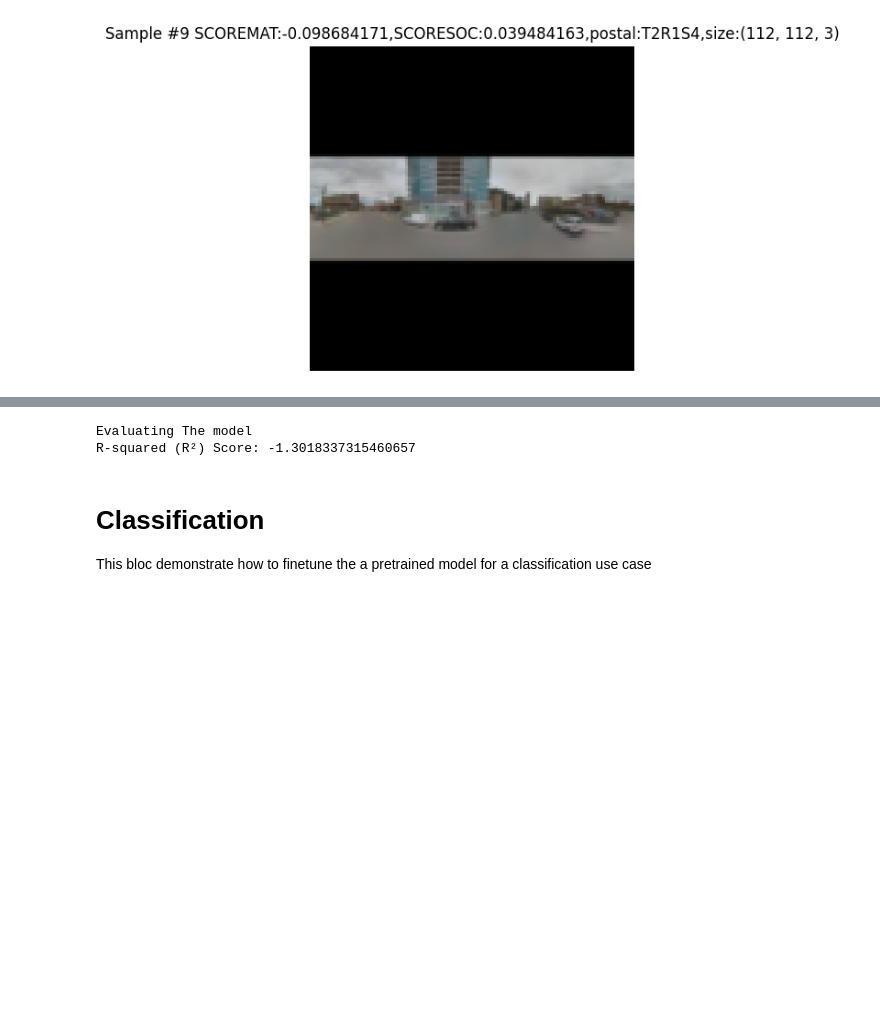
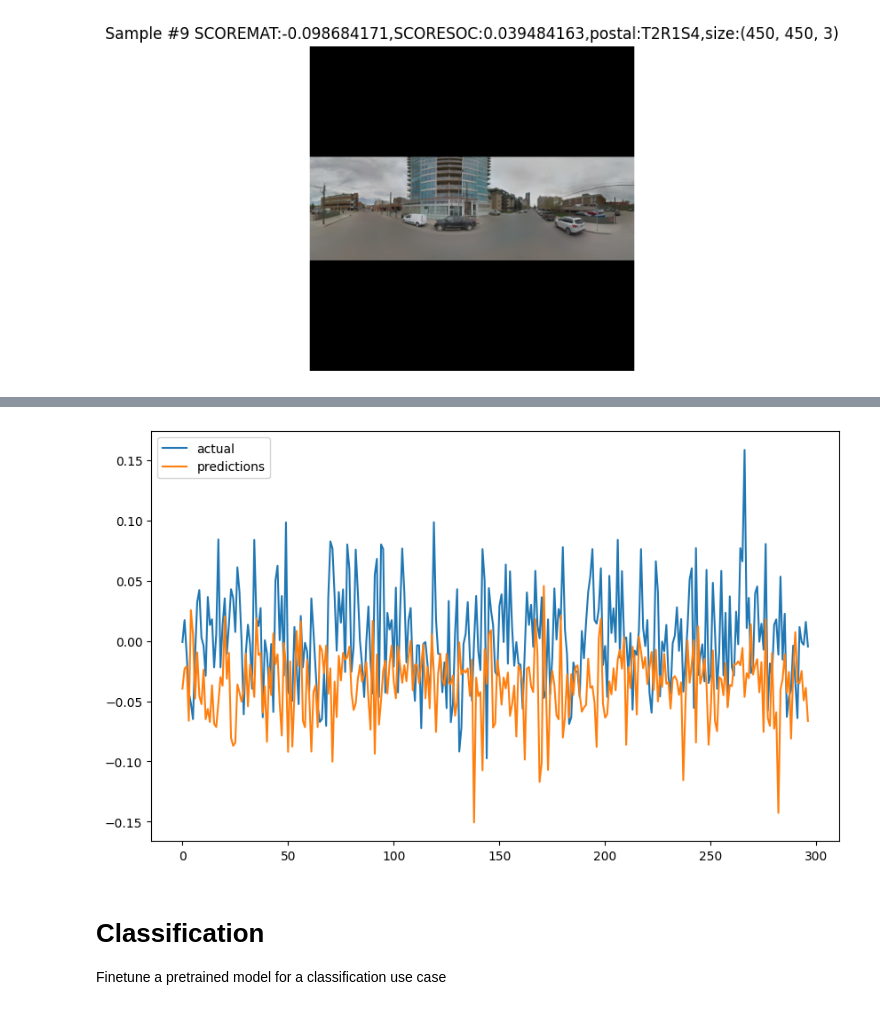
Before and after one commit to data-intelligence-for-health-lab/ai4ph-data-challenge-2024, a Jupyter notebook: example.ipynb, the cells around one changed output, grey strips where cells are left out. Cells and saved outputs as stored; diff of their text form; code cells hidden in the pictures; blank space fills up the shorter version.

```diff
--- a/example.ipynb
+++ b/example.ipynb
@@ -297,7 +296,7 @@ class LeNet(nn.Module):
 
 # Use pretrained model
 
-model = models.resnet50(weights=True)
+model = models.wide_resnet50_2(weights=True)
 # count = 0
 # for child in model.children():
 #   count += 1
@@ -308,7 +307,7 @@ for param in model.parameters():
     param.requires_grad = False
 num_ftrs = model.fc.in_features
 # , nn.Linear(1000, 100),nn.Linear(100,1))
-model.fc = nn.Sequential(nn.Linear(num_ftrs, 1, bias=False))
+model.fc = nn.Sequential(nn.Linear(num_ftrs, 1024, bias=False), nn.Linear(1024, 128, bias=False),nn.Linear(128, 1, bias=False))
 # %% [markdown]
 # Regression
 
@@ -316,7 +315,7 @@ This bloc demonstrate how to  finetune a pretrain model  on the dataset for a re
 # %%
 # Load the dataset for visualization
 deprivation_dataset = zone_panorama_dataset(
-    csv_file="../Data challenge dataset_complete_no_duplication.csv", root_dir="../GSV_Images_AB", transform=transforms.Compose([Pad(), Resize((112, 112))]))
+    csv_file="../Data challenge dataset_complete_no_duplication.csv", root_dir="../GSV_Images_AB", transform=transforms.Compose([Pad(), Resize((450, 450))]))
 fig = plt.figure()
 
 for i, sample in enumerate(deprivation_dataset):
@@ -347,7 +346,7 @@ for i, sample in enumerate(deprivation_dataset):
 #Load the dataset for training
 
 deprivation_dataset_transformed = zone_panorama_dataset(
-    csv_file="../Data challenge dataset_complete_no_duplication.csv", root_dir="../GSV_Images_AB", transform=transforms.Compose([Pad(),Augment(),Resize((450,450)),  ToTensor()]))
+    csv_file="../Data challenge dataset_complete_no_duplication.csv", root_dir="../GSV_Images_AB", transform=transforms.Compose([Augment(),Resize((30,90)),  ToTensor()]))
 # %%
 #split the dataset into  train and test set and generate train and validation loaders
 train_set, val_set = torch.utils.data.random_split(
@@ -360,7 +359,7 @@ test_loader = DataLoader(val_set, batch_size=1,
 #Fine tune the model
 
 criterion = nn.MSELoss()
-optimizer = optim.Adam(model.parameters(), lr=0.001)
+optimizer = optim.Adam(model.fc.parameters(), lr=0.001)
 model.train()
 for epoch in range(10):  # loop over the dataset multiple times
     running_loss = 0.0
@@ -371,7 +370,6 @@ for epoch in range(10):  # loop over the dataset multiple times
         optimizer.zero_grad()
         # forward + backward + optimize
         outputs = model(data["image"].float())
-
         loss = criterion(outputs, mat_score)
         loss.backward()
         optimizer.step()
@@ -393,7 +391,7 @@ print('Finished Training')
 Finished Training
 # %%
-#Evaluate the model
-predictions= []
+# Evaluate the model
+predictions = []
 scores = []
 print("Evaluating The model")
 model.eval()
@@ -405,16 +403,17 @@ for i, data in enumerate(test_loader, 0):
     predictions.append(prediction.item())
 
 print(f'R-squared (R²) Score: {r2_score(scores, predictions)}')
-# %% [output]
-Evaluating The model
-R-squared (R²) Score: -1.3018337315460657
 # %%
 #Visualize the predictions and actual  scores
 plot_data = pd.DataFrame({"predictions":predictions,"actual":scores})
-fig = px.line(plot_data,y=[
-               "predictions", "actual"])
-fig.show()
+plt.figure(figsize=(10, 6))
+plt.plot(plot_data["actual"], label='actual')
+plt.plot(plot_data["predictions"], label='predictions')
+plt.legend()
+plt.show()
+# %% [output]
+[figure, added]
 # %% [markdown]
 # Classification
-This bloc demonstrate how to  finetune the a pretrained model  for a classification use case
+Finetune a pretrained model for a classification use case
 # %%
```
Also changed, not shown: parts of 19 cells of this notebook.
